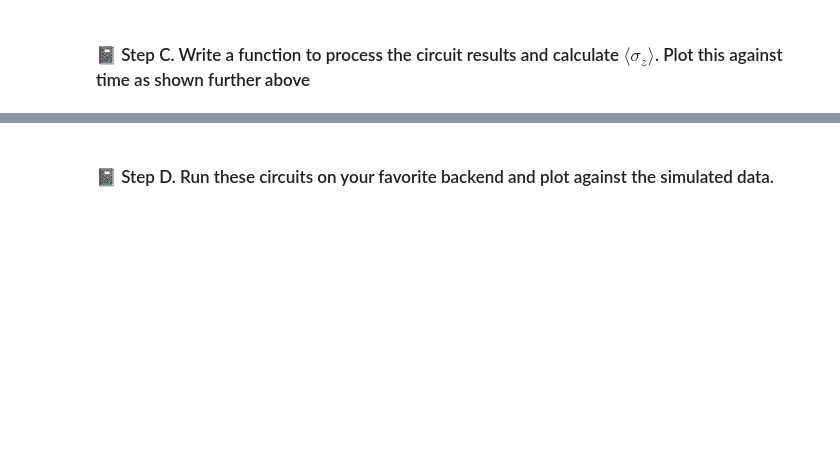
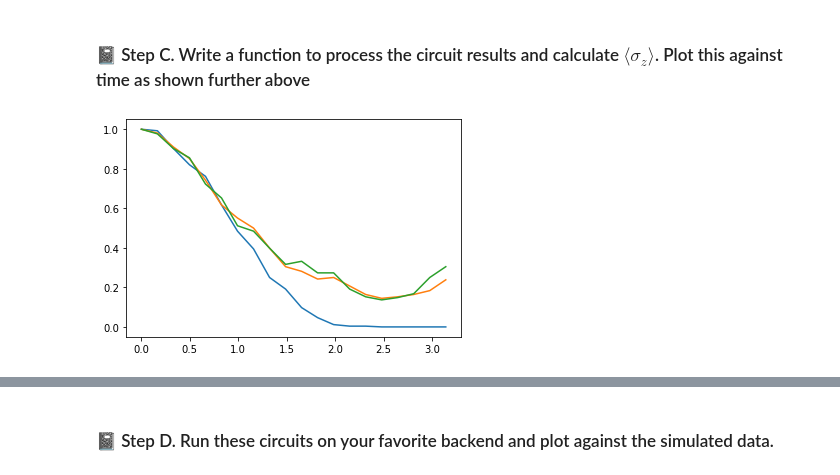
Before and after one commit to kaelynj/PHYS-7403, a Jupyter notebook: Lab-2 Quantum Simulation/Lab-2_Quantum-Simulation.ipynb, the cells around one changed output, grey strips where cells are left out. Cells and saved outputs as stored; diff of their text form; code cells hidden in the pictures; blank space fills up the shorter version.

```diff
--- a/Lab-2 Quantum Simulation/Lab-2_Quantum-Simulation.ipynb
+++ b/Lab-2 Quantum Simulation/Lab-2_Quantum-Simulation.ipynb
@@ -343,8 +369,100 @@ t = 1
 # %%
 #### Your code goes here
 import numpy as np
 import qiskit
 import matplotlib.pyplot as plt
 
 #A helpful starting point here is to remember that the magnetization can be measured by examining each bitstring
 # from the results.
+#### Your code goes here
+import numpy as np
+import qiskit
+from qiskit import QuantumCircuit
+import matplotlib.pyplot as plt
+from qiskit import *
+# from qiskit import Aer
+
+#Note in the example plot, the parameters J = g = 1.0
+
+#Recall that the results are returned as a dict object with the bitstring as keys and the number of counts as values.
+# A suggestion to run this quickly is to use the Aer simulator backend.  For extra points, plot the time evolution
+#  using a real device
+initial_state_vector = [
+    0,
+    0,
+    0,
+    0,
+    0,
+    1,
+    0,
+    0
+]
+
+# Define function for operating gates on the quantum circuit object
+#
+# params: qc - quantum circuit to gate
+# params: t - time at which operation takes place
+# params: J - zz coupling constant
+# params: g - x interaction constant
+# params: m - number of trotter steps
+def U_trotter(initial_state, t, J, g, m):
+    m_steps = np.linspace(0,m,m)
+    theta_one = t * J / m
+    theta_two = theta_one * g
+    for i in m_steps:
+        initial_state.rzz(theta_one,0,1)
+        initial_state.rzz(theta_one,1,2)
+        initial_state.rx(theta_two,0)
+        initial_state.rx(theta_two,1)
+        initial_state.rx(theta_two,2)
+    return initial_state
+
+# Define function for operating gates on the quantum circuit object
+#
+# params: s - iterable to sum bits over
+def bitsum(s):
+    bitsum = 0
+    for n in s:
+        bitsum += int(n)
+    return bitsum
+
+# array of time points and constants
+ts = np.linspace(0, np.pi, 20)
+J = 1.0
+g = 1.
+sim = Aer.get_backend('aer_simulator')
+
+shots = 2**8 # number of samples used for statistics
+
+# Loop for all ms
+m_list = [1,5,10]
+for m in m_list:
+    time_probs = []
+    # Loop for all times
+    for t in ts:
+        initial_state = QuantumCircuit(3,3)
+        initial_state.initialize(initial_state_vector, [0,1,2])
+
+        # Run the circuit and measure
+        qc = U_trotter(initial_state, t, J, g, m)
+        qc.measure_all(add_bits = False)
+
+        # run the circuit with the selected measurement and get the number of samples that output each bit value
+        qc_trans = qiskit.compiler.transpile(qc, sim)
+        counts = sim.run(qc_trans, shots=shots).result().get_counts()
+
+        # calculate the probabilities for each computational basis
+        probs = {}
+        if '101' in counts:
+            probs['101'] = counts['101']/shots
+            time_probs.append(probs['101'])
+        else:
+            time_probs.append(0)
+
+    plt.plot(ts, time_probs)
+plt.show()
+
+bitsum = bitsum('101')
+print(bitsum)
+# %% [output]
+[figure, added]
```
Also changed, not shown: parts of 3 cells of this notebook.
